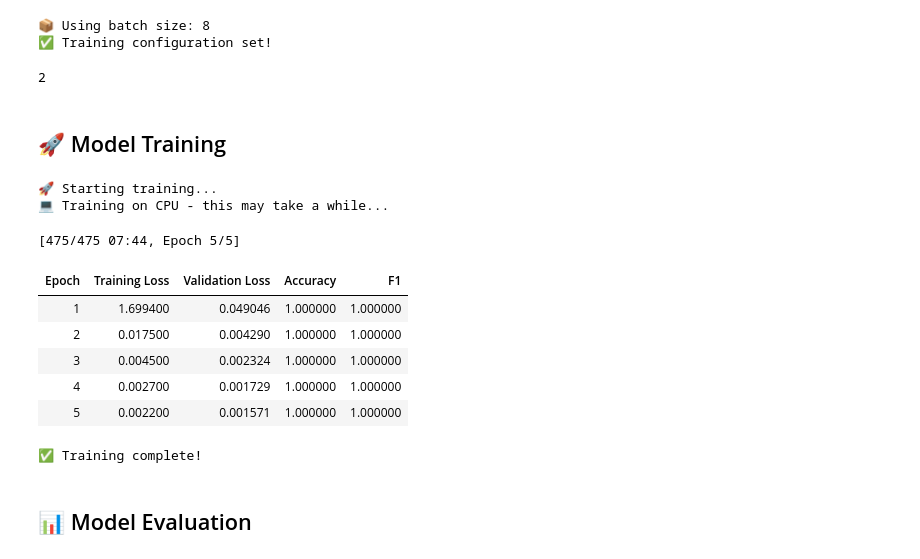
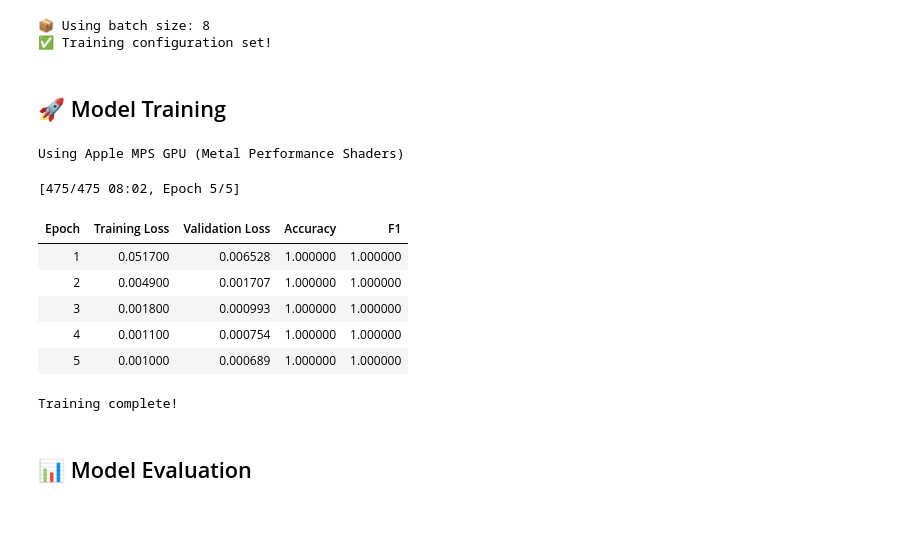
Before and after one commit to cavedave/ai-email-classifier, a Jupyter notebook: notebooks/train_bert_model_CLEAN.ipynb, the cells around one changed output. Saved outputs shown, nothing was run; the diff lists cells and outputs as text; code cells hidden in the pictures; blank space fills up the shorter version.

Commit message:
Update train_bert_model_CLEAN.ipynb with working MPS GPU support and improved device detection

```diff
--- a/notebooks/train_bert_model_CLEAN.ipynb
+++ b/notebooks/train_bert_model_CLEAN.ipynb
@@ -273,42 +279,42 @@ print('✅ Training configuration set!')
 Using the `WANDB_DISABLED` environment variable is deprecated and will be removed in v5. Use the --report_to flag to control the integrations used for logging result (for instance --report_to none).
 📦 Using batch size: 8
 ✅ Training configuration set!
-# %%
-1+1
-# %% [output]
-2
 # %% [markdown]
 ## 🚀 Model Training
-# %%
-# Initialize trainer
-trainer = Trainer(
-    model=model,
-    args=training_args,
-    train_dataset=train_dataset,
-    eval_dataset=test_dataset,
-    compute_metrics=compute_metrics,
-)
-
-print('🚀 Starting training...')
-if torch.cuda.is_available():
-    print('🎮 Training on GPU - this should be much faster!')
-else:
-    print('💻 Training on CPU - this may take a while...')
-
-# Train the model
-trainer.train()
-print('✅ Training complete!')
-# %% [output]
-🚀 Starting training...
-💻 Training on CPU - this may take a while...
-[475/475 07:44, Epoch 5/5]
-| Epoch | Training Loss | Validation Loss | Accuracy | F1 |
-| 1 | 1.699400 | 0.049046 | 1.000000 | 1.000000 |
-| 2 | 0.017500 | 0.004290 | 1.000000 | 1.000000 |
-| 3 | 0.004500 | 0.002324 | 1.000000 | 1.000000 |
-| 4 | 0.002700 | 0.001729 | 1.000000 | 1.000000 |
-| 5 | 0.002200 | 0.001571 | 1.000000 | 1.000000 |
-✅ Training complete!
+# %%
+# Initialize trainer
+trainer = Trainer(
+    model=model,
+    args=training_args,
+    train_dataset=train_dataset,
+    eval_dataset=test_dataset,
+    compute_metrics=compute_metrics,
+)
+
+# Detect and set up GPU
+if torch.cuda.is_available():
+    device = torch.device('cuda')
+    print(f'Using CUDA GPU: {torch.cuda.get_device_name(0)}')
+    print(f'GPU Memory: {torch.cuda.get_device_properties(0).total_memory / 1024**3:.1f} GB')
+elif torch.backends.mps.is_available():
+    device = torch.device('mps')
+    print('Using Apple MPS GPU (Metal Performance Shaders)')
+else:
+    device = torch.device('cpu')
+    print('No GPU found — using CPU (training will be slower)')
+# Train the model
+trainer.train()
+print('Training complete!')
+# %% [output]
+Using Apple MPS GPU (Metal Performance Shaders)
+[475/475 08:02, Epoch 5/5]
+| Epoch | Training Loss | Validation Loss | Accuracy | F1 |
+| 1 | 0.051700 | 0.006528 | 1.000000 | 1.000000 |
+| 2 | 0.004900 | 0.001707 | 1.000000 | 1.000000 |
+| 3 | 0.001800 | 0.000993 | 1.000000 | 1.000000 |
+| 4 | 0.001100 | 0.000754 | 1.000000 | 1.000000 |
+| 5 | 0.001000 | 0.000689 | 1.000000 | 1.000000 |
+Training complete!
 # %% [markdown]
 ## 📊 Model Evaluation
 # %%
```
Also changed, not shown: parts of 30 cells of this notebook.
